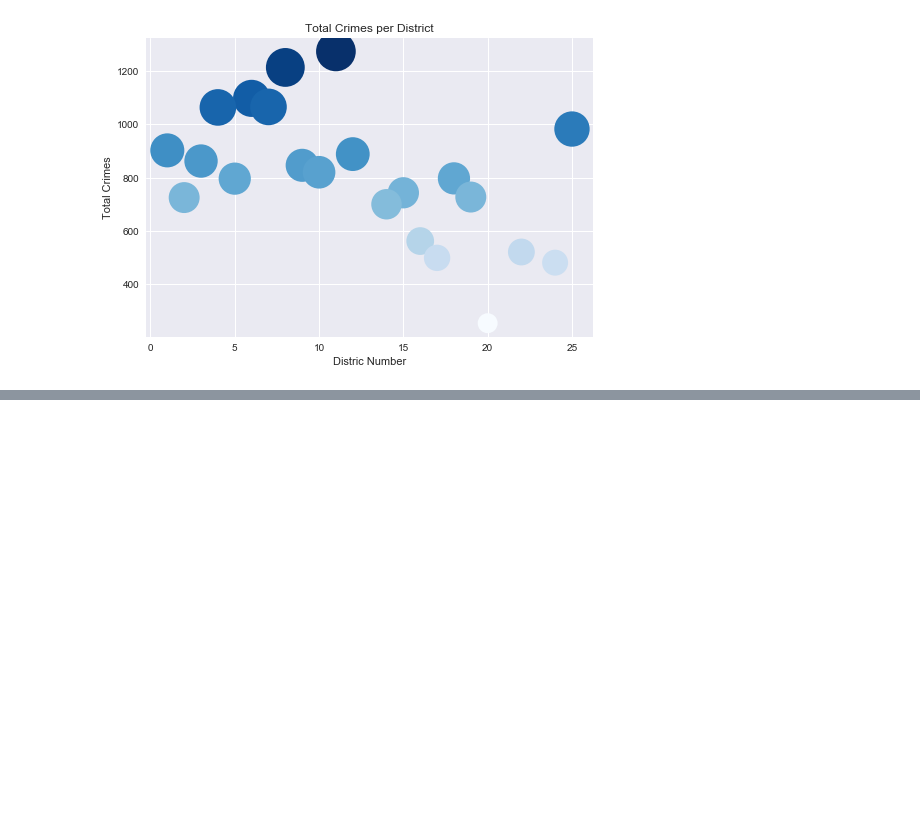
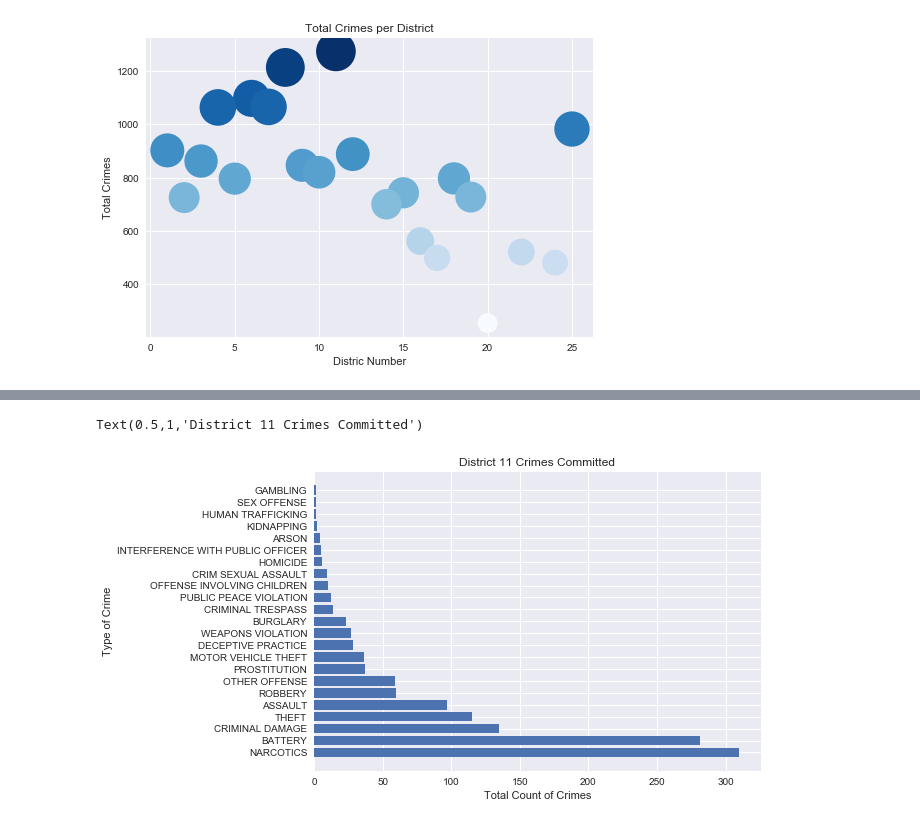
Before and after one commit to fairfield-university-ba505-fall2018/final-project-team-chicago, a Jupyter notebook: Final_Notebook.ipynb, the cells around one changed output, grey strips where cells are left out. Drawn from its saved outputs; the diff is of its cells as text; code cells hidden in the pictures; blank space fills up the shorter version.

```diff
--- a/Final_Notebook.ipynb
+++ b/Final_Notebook.ipynb
@@ -260,0 +295,9 @@ District
+# %%
+# Plotting the different crimes that occurred in District 11
+plt.barh(df_D11_crimes.index.values, df_D11_crimes['Total_Count'])
+plt.xlabel('Total Count of Crimes')
+plt.ylabel('Type of Crime')
+plt.title('District 11 Crimes Committed')
+# %% [output]
+Text(0.5,1,'District 11 Crimes Committed')
+[figure, added]
```
Also changed, not shown: parts of 2 cells of this notebook.
